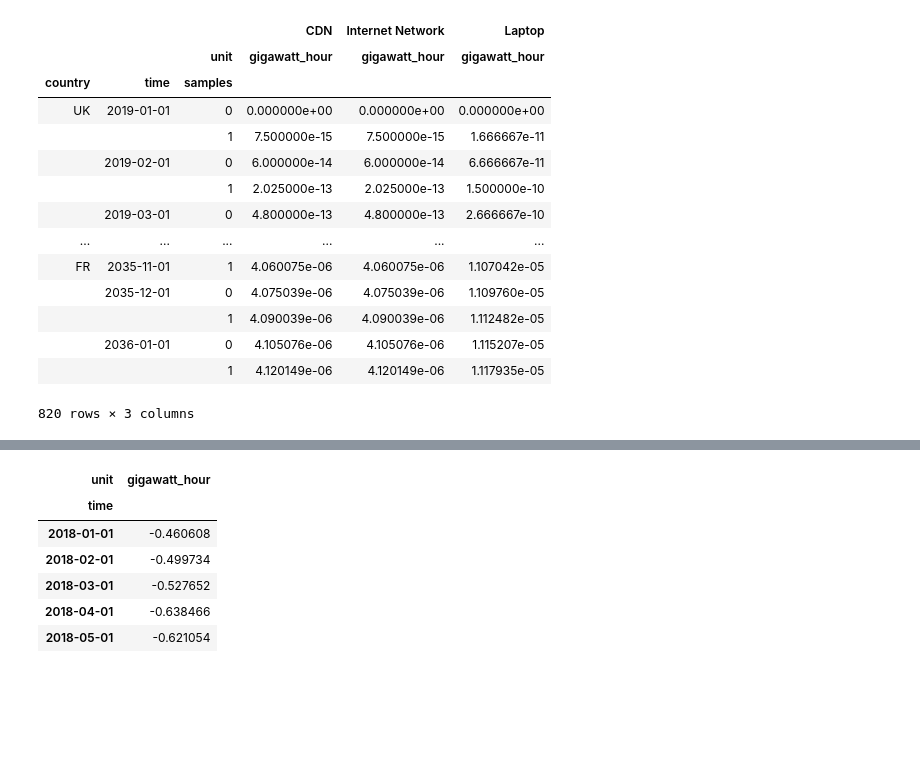
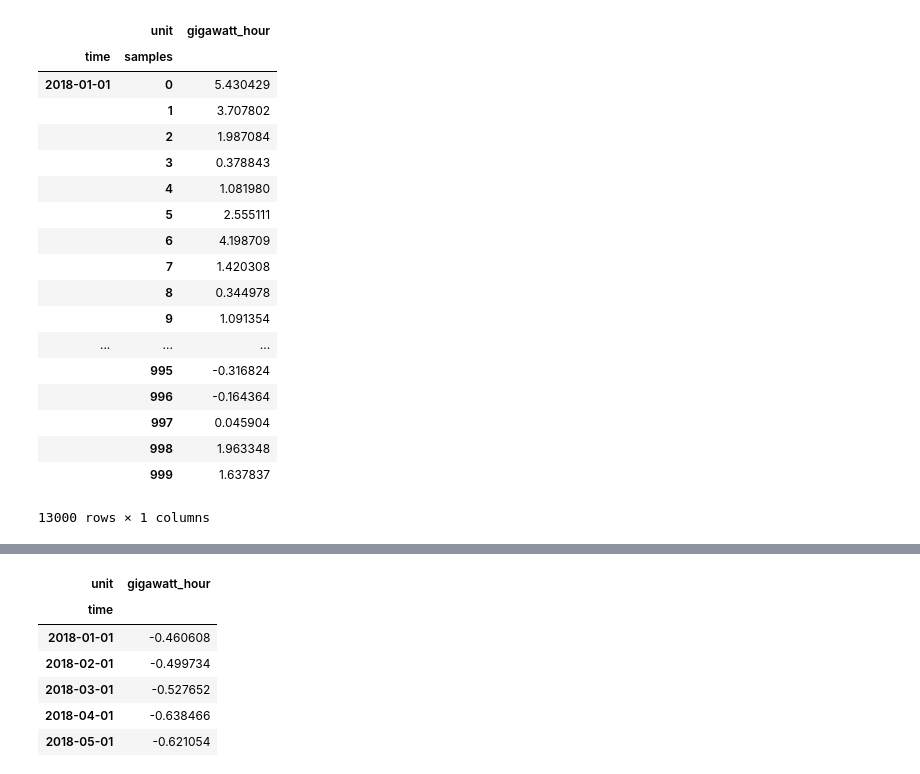
Before and after one commit to sust-cs-uob/eam-core, a Jupyter notebook: docs/ipynb/load_data.ipynb, the cells around one changed output, grey strips where cells are left out. Drawn from its saved outputs; the diff is of its cells as text; code cells hidden in the pictures; blank space fills up the shorter version.

```diff
--- a/docs/ipynb/load_data.ipynb
+++ b/docs/ipynb/load_data.ipynb
@@ -4,8 +2,0 @@ import pandas as pd
-# %%
-def h5load(filename):
-    store = pd.HDFStore(filename)
-    data = store['model_data']
-    metadata = store.get_storer('model_data').attrs.metadata
-    store.close()
-    return data, metadata
-import os
@@ -12,22 +6,26 @@ import os
 # %%
 # d,m = h5load('../../../youtube_ngmodel/output/youtube/20200309-144444/default/result_data_energy.hdf5')
-d,m = h5load('../../../eam-core/output/CI_model/20200506-233435/S1/result_data_energy.hdf5')
+d,m = h5load('../../../bbc_radio_model/output/radio_scenarios_model/20200313-110627/default/result_data_energy.hdf5')
 # os.getcwd()
 # %%
-d
+d['Cellular Infrastructure']
 # %% [output]
-|  |  |  | CDN | Internet Network | Laptop |
-|  |  | unit | gigawatt_hour | gigawatt_hour | gigawatt_hour |
-| country | time | samples |  |  |  |
-| UK | 2019-01-01 | 0 | 0.000000e+00 | 0.000000e+00 | 0.000000e+00 |
-|  |  | 1 | 7.500000e-15 | 7.500000e-15 | 1.666667e-11 |
-|  | 2019-02-01 | 0 | 6.000000e-14 | 6.000000e-14 | 6.666667e-11 |
-|  |  | 1 | 2.025000e-13 | 2.025000e-13 | 1.500000e-10 |
-|  | 2019-03-01 | 0 | 4.800000e-13 | 4.800000e-13 | 2.666667e-10 |
-| ... | ... | ... | ... | ... | ... |
-| FR | 2035-11-01 | 1 | 4.060075e-06 | 4.060075e-06 | 1.107042e-05 |
-|  | 2035-12-01 | 0 | 4.075039e-06 | 4.075039e-06 | 1.109760e-05 |
-|  |  | 1 | 4.090039e-06 | 4.090039e-06 | 1.112482e-05 |
-|  | 2036-01-01 | 0 | 4.105076e-06 | 4.105076e-06 | 1.115207e-05 |
-|  |  | 1 | 4.120149e-06 | 4.120149e-06 | 1.117935e-05 |
+|  | unit | gigawatt_hour |
+| time | samples |  |
+| 2018-01-01 | 0 | 5.430429 |
+|  | 1 | 3.707802 |
+|  | 2 | 1.987084 |
+|  | 3 | 0.378843 |
+|  | 4 | 1.081980 |
+|  | 5 | 2.555111 |
+|  | 6 | 4.198709 |
+|  | 7 | 1.420308 |
+|  | 8 | 0.344978 |
+|  | 9 | 1.091354 |
+| ... | ... | ... |
+|  | 995 | -0.316824 |
+|  | 996 | -0.164364 |
+|  | 997 | 0.045904 |
+|  | 998 | 1.963348 |
+|  | 999 | 1.637837 |
-820 rows × 3 columns
+13000 rows × 1 columns
```
Also changed, not shown: parts of 3 cells of this notebook, 10 other files.
